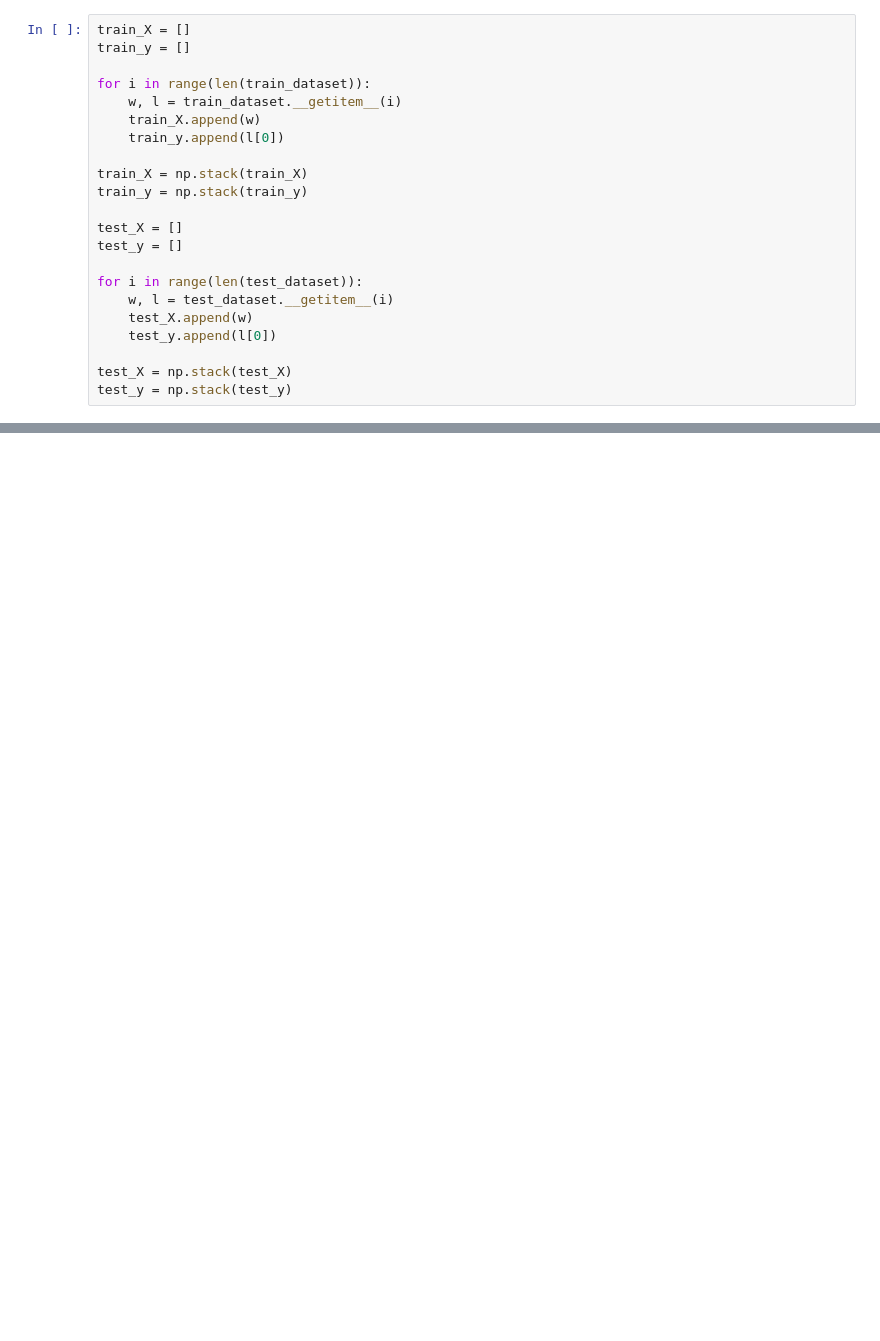
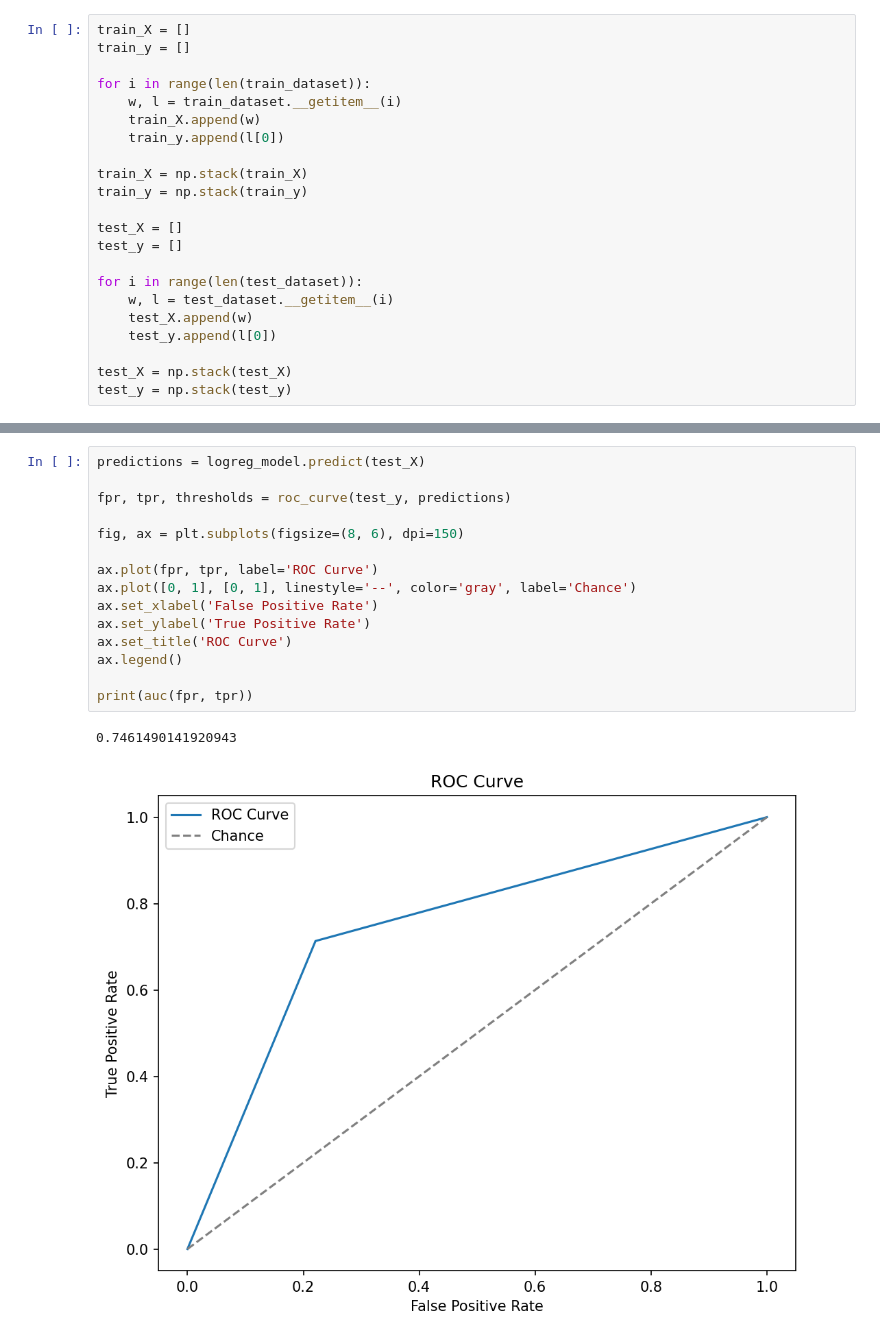
Before and after one commit to rahulpemmaraju/arrhythmia_detection, a Jupyter notebook: visualize_hsnn.ipynb, the cells around one changed output, grey strips where cells are left out. Saved outputs shown, nothing was run; the diff lists cells and outputs as text; blank space fills up the shorter version.

```diff
--- a/visualize_hsnn.ipynb
+++ b/visualize_hsnn.ipynb
@@ -370,0 +370,18 @@ Pipeline(steps=[('scaler', StandardScaler()), ('clf', LogisticRegression())])
+# %%
+predictions = logreg_model.predict(test_X)
+
+fpr, tpr, thresholds = roc_curve(test_y, predictions)
+
+fig, ax = plt.subplots(figsize=(8, 6), dpi=150)
+
+ax.plot(fpr, tpr, label='ROC Curve')
+ax.plot([0, 1], [0, 1], linestyle='--', color='gray', label='Chance')
+ax.set_xlabel('False Positive Rate')
+ax.set_ylabel('True Positive Rate')
+ax.set_title('ROC Curve')
+ax.legend()
+
+print(auc(fpr, tpr))
+# %% [output]
+0.7461490141920943
+[figure, added]
```
Also changed, not shown: parts of 17 cells of this notebook, 32 other files.
